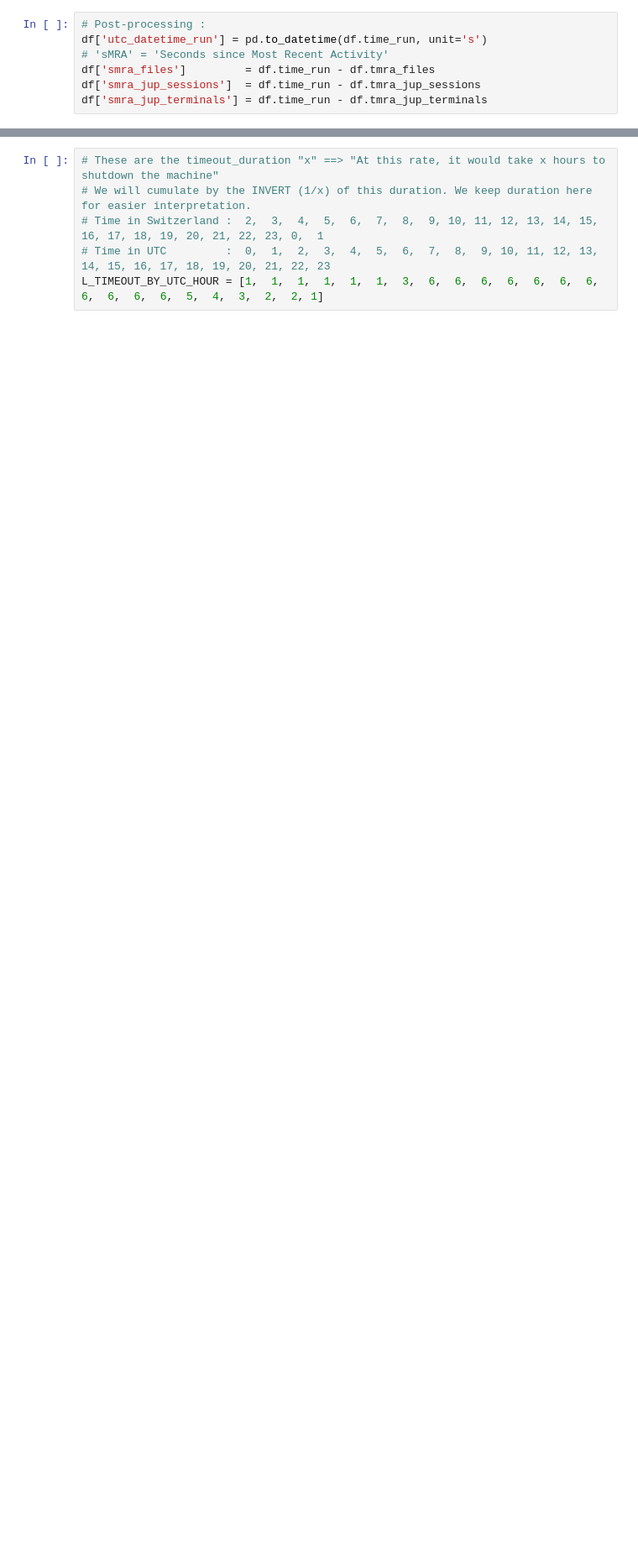
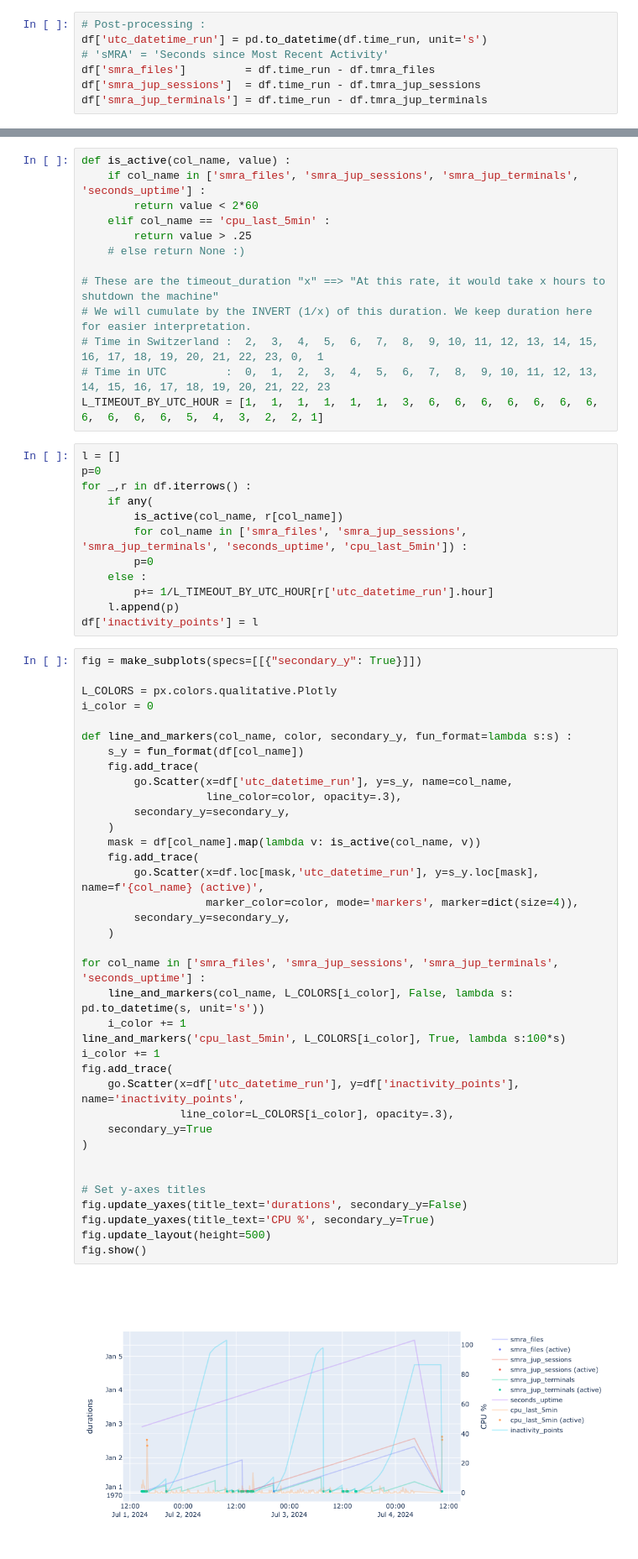
Before and after one commit to JeanLescutMuller/vm-auto-shutdown, a Jupyter notebook: Notebooks/Monitor_activity_history.ipynb, the cells around one changed output, grey strips where cells are left out. Shown at 84% size. Drawn from its saved outputs; the diff is of its cells as text; blank space fills up the shorter version.

Commit message:
some bugfixes + Add inactivity_points to Monitoring

```diff
--- a/Notebooks/Monitor_activity_history.ipynb
+++ b/Notebooks/Monitor_activity_history.ipynb
@@ -59,6 +27,64 @@ fig.show()
 # %%
+def is_active(col_name, value) :
+    if col_name in ['smra_files', 'smra_jup_sessions', 'smra_jup_terminals', 'seconds_uptime'] :
+        return value < 2*60
+    elif col_name == 'cpu_last_5min' :
+        return value > .25
+    # else return None :)
+
 # These are the timeout_duration "x" ==> "At this rate, it would take x hours to shutdown the machine"
 # We will cumulate by the INVERT (1/x) of this duration. We keep duration here for easier interpretation.
 # Time in Switzerland :  2,  3,  4,  5,  6,  7,  8,  9, 10, 11, 12, 13, 14, 15, 16, 17, 18, 19, 20, 21, 22, 23, 0,  1
 # Time in UTC         :  0,  1,  2,  3,  4,  5,  6,  7,  8,  9, 10, 11, 12, 13, 14, 15, 16, 17, 18, 19, 20, 21, 22, 23
 L_TIMEOUT_BY_UTC_HOUR = [1,  1,  1,  1,  1,  1,  3,  6,  6,  6,  6,  6,  6,  6,  6,  6,  6,  6,  5,  4,  3,  2,  2, 1]
+# %%
+l = []
+p=0
+for _,r in df.iterrows() :
+    if any(
+        is_active(col_name, r[col_name])
+        for col_name in ['smra_files', 'smra_jup_sessions', 'smra_jup_terminals', 'seconds_uptime', 'cpu_last_5min']) :
+        p=0
+    else :
+        p+= 1/L_TIMEOUT_BY_UTC_HOUR[r['utc_datetime_run'].hour]
+    l.append(p)
+df['inactivity_points'] = l
+# %%
+fig = make_subplots(specs=[[{"secondary_y": True}]])
+
+L_COLORS = px.colors.qualitative.Plotly
+i_color = 0
+
+def line_and_markers(col_name, color, secondary_y, fun_format=lambda s:s) :
+    s_y = fun_format(df[col_name])
+    fig.add_trace(
+        go.Scatter(x=df['utc_datetime_run'], y=s_y, name=col_name,
+                   line_color=color, opacity=.3),
+        secondary_y=secondary_y,
+    )
+    mask = df[col_name].map(lambda v: is_active(col_name, v))
+    fig.add_trace(
+        go.Scatter(x=df.loc[mask,'utc_datetime_run'], y=s_y.loc[mask], name=f'{col_name} (active)',
+                   marker_color=color, mode='markers', marker=dict(size=4)),
+        secondary_y=secondary_y,
+    )
+
+for col_name in ['smra_files', 'smra_jup_sessions', 'smra_jup_terminals', 'seconds_uptime'] :
+    line_and_markers(col_name, L_COLORS[i_color], False, lambda s: pd.to_datetime(s, unit='s'))
+    i_color += 1
+line_and_markers('cpu_last_5min', L_COLORS[i_color], True, lambda s:100*s)
+i_color += 1
+fig.add_trace(
+    go.Scatter(x=df['utc_datetime_run'], y=df['inactivity_points'], name='inactivity_points',
+               line_color=L_COLORS[i_color], opacity=.3),
+    secondary_y=True
+)
+
+
+# Set y-axes titles
+fig.update_yaxes(title_text='durations', secondary_y=False)
+fig.update_yaxes(title_text='CPU %', secondary_y=True)
+fig.update_layout(height=500)
+fig.show()
+# %% [output]
+[figure, added]
```
Also changed, not shown: parts of 3 cells of this notebook, 2 other files.
